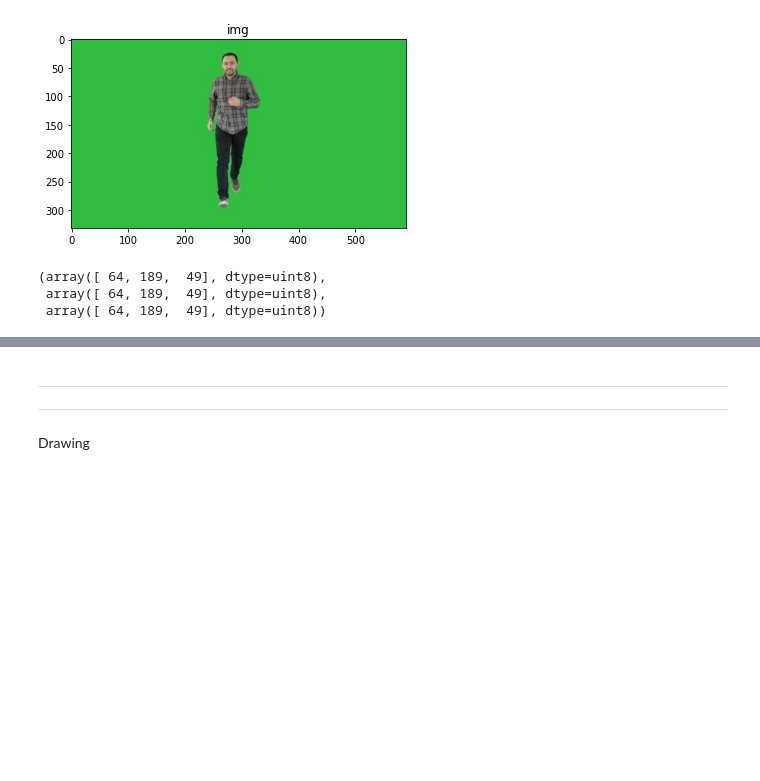
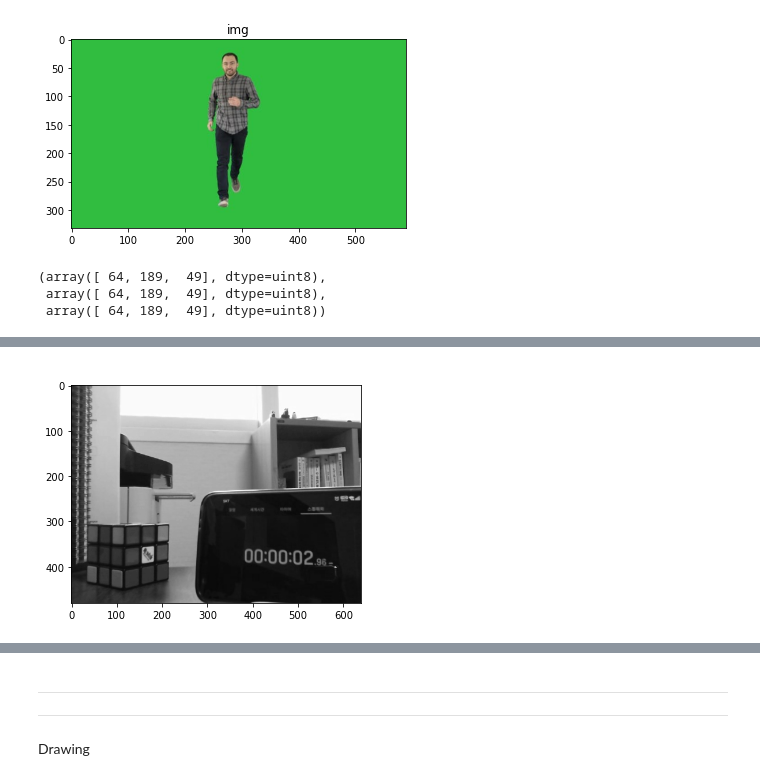
Before and after one commit to UnchaeJeong/20210706, a Jupyter notebook: 8월 자연어처리, OpenCV, 텐서플로/2. openCV/CV_day1.ipynb, the cells around one changed output, grey strips where cells are left out. Saved outputs shown, nothing was run; the diff lists cells and outputs as text; code cells hidden in the pictures; blank space fills up the shorter version.

```diff
--- a/8월 자연어처리, OpenCV, 텐서플로/2. openCV/CV_day1.ipynb
+++ b/8월 자연어처리, OpenCV, 텐서플로/2. openCV/CV_day1.ipynb
@@ -273,3 +330,15 @@ imshow("", img)
+# %%
+height, width, _ = frame.shape
+for h in range(height) :
+  for w in range(width) :
+    b, g, r = frame[h,w]  # 원본이미지 해당위치에서 rgb값을 가져온다.
+    # rgb를 대표할 수 있는 하나의 값 평균.
+    # 평균을 만들어서 값을 대체하는 것. rgb어느 색깔도 놓치지 못해!
+    img[h, w] = (int(b)  + int(g)  + int(r) ) / 3
+    # int로 변환.
+imshow(" ", img)
+# %% [output]
+[figure, added]
 # %%
 height, width, _ = frame.shape
 for h in range(height) :
```
Also changed, not shown: parts of 52 cells of this notebook, 7 other files.
